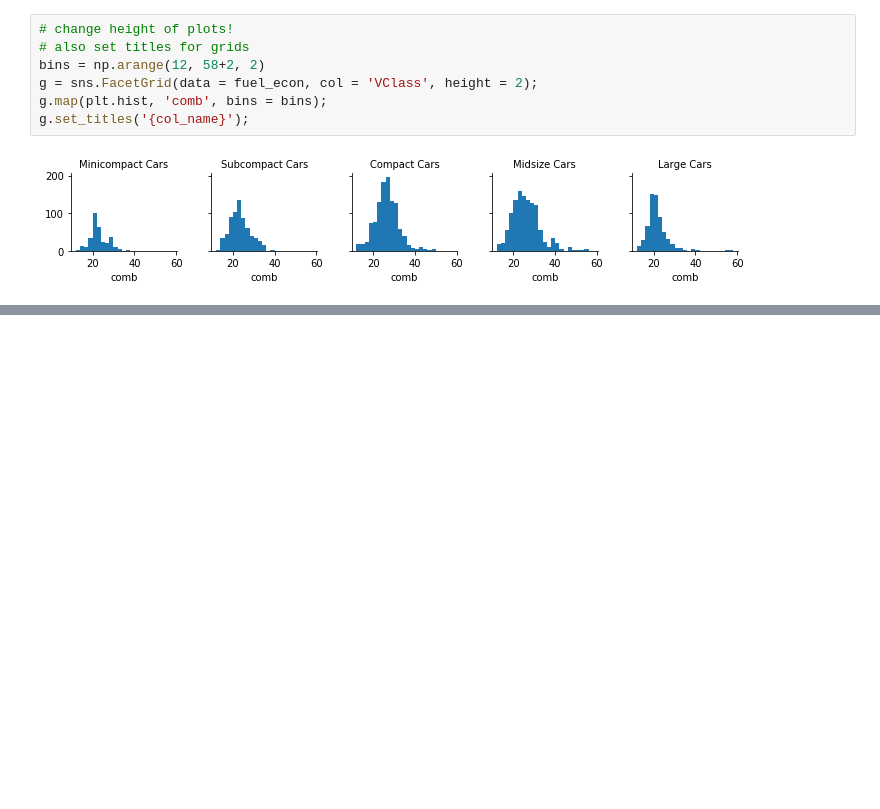
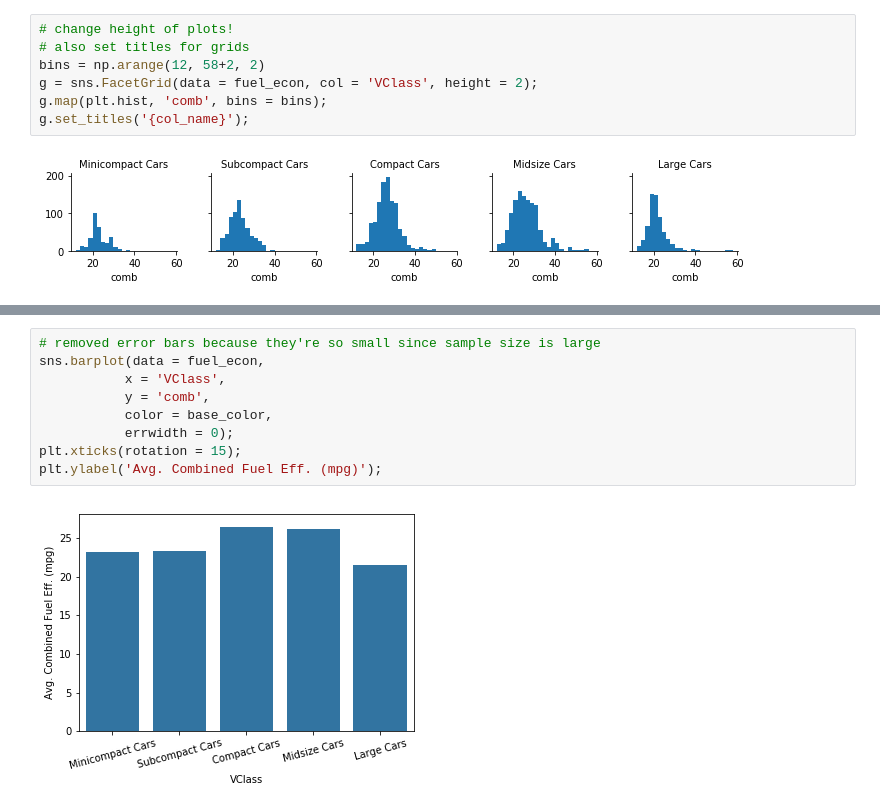
Before and after one commit to deepaksithu/Bivariate_Exploration_of_Data_Notes, a Jupyter notebook: Bivariate Exploration.ipynb, the cells around one changed output, grey strips where cells are left out. Drawn from its saved outputs; the diff is of its cells as text; blank space fills up the shorter version.

```diff
--- a/Bivariate Exploration.ipynb
+++ b/Bivariate Exploration.ipynb
@@ -394,0 +417,11 @@ g.set_titles('{col_name}');
+# %%
+# removed error bars because they're so small since sample size is large
+sns.barplot(data = fuel_econ,
+           x = 'VClass',
+           y = 'comb',
+           color = base_color,
+           errwidth = 0);
+plt.xticks(rotation = 15);
+plt.ylabel('Avg. Combined Fuel Eff. (mpg)');
+# %% [output]
+[figure, added]
```
Also changed, not shown: parts of 6 cells of this notebook.
